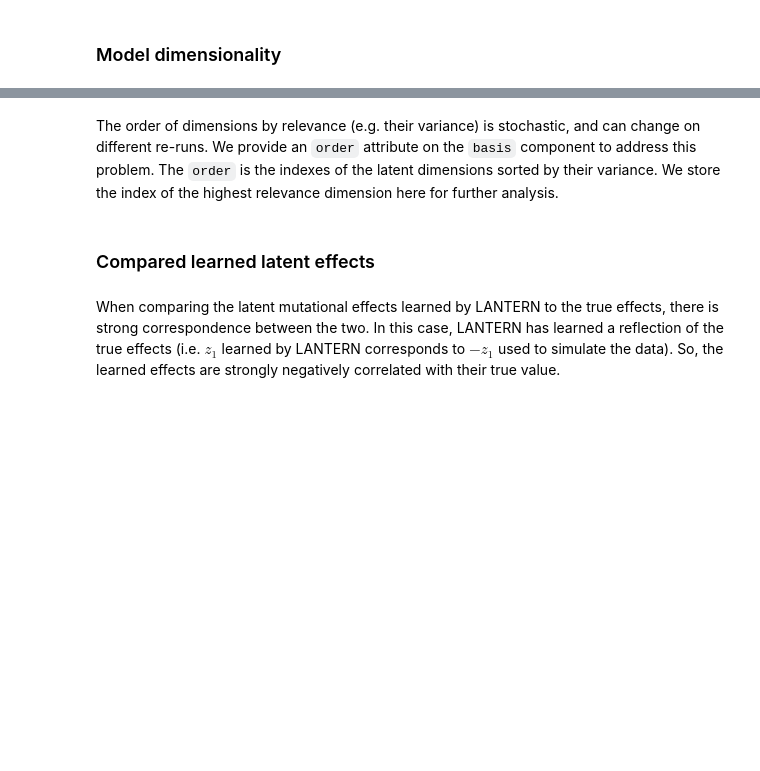
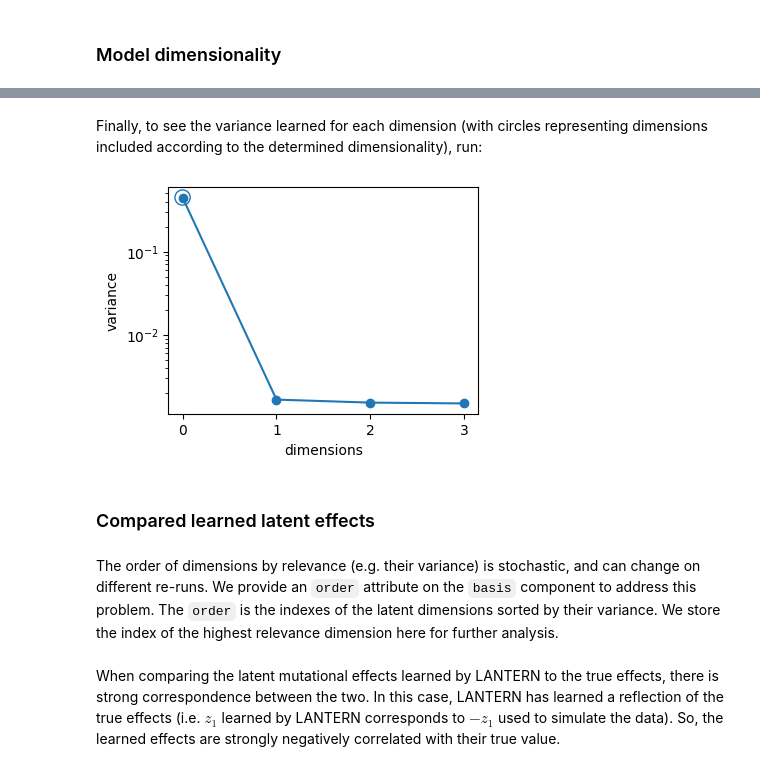
Before and after one commit to usnistgov/lantern, a Jupyter notebook: examples/example-1d.ipynb, the cells around one changed output, grey strips where cells are left out. Cells and saved outputs as stored; diff of their text form; code cells hidden in the pictures; blank space fills up the shorter version.

```diff
--- a/examples/example-1d.ipynb
+++ b/examples/example-1d.ipynb
@@ -199,9 +201,15 @@ None
+# %% [markdown]
+Finally, to see the variance learned for each dimension (with circles representing dimensions included according to the determined dimensionality), run:
+# %%
+dim.plotVariance(model.basis)
+# %% [output]
+[figure, added]
+# %% [markdown]
+### Compared learned latent effects
 # %% [markdown]
 The order of dimensions by relevance (e.g. their variance) is stochastic, and can change on different re-runs. We provide an `order` attribute on the `basis` component to address this problem. The `order` is the indexes of the latent dimensions sorted by their variance. We store the index of the highest relevance dimension here for further analysis.
 # %%
 z1 = basis.order[0]
-# %% [markdown]
-### Compared learned latent effects
 # %% [markdown]
 When comparing the latent mutational effects learned by LANTERN to the true effects, there is strong correspondence between the two. In this case, LANTERN has learned a reflection of the true effects (i.e. $z_1$ learned by LANTERN corresponds to $-z_1$ used to simulate the data). So, the learned effects are strongly negatively correlated with their true value.
 # %%
```
Also changed, not shown: parts of 11 cells of this notebook, 2 other files.
